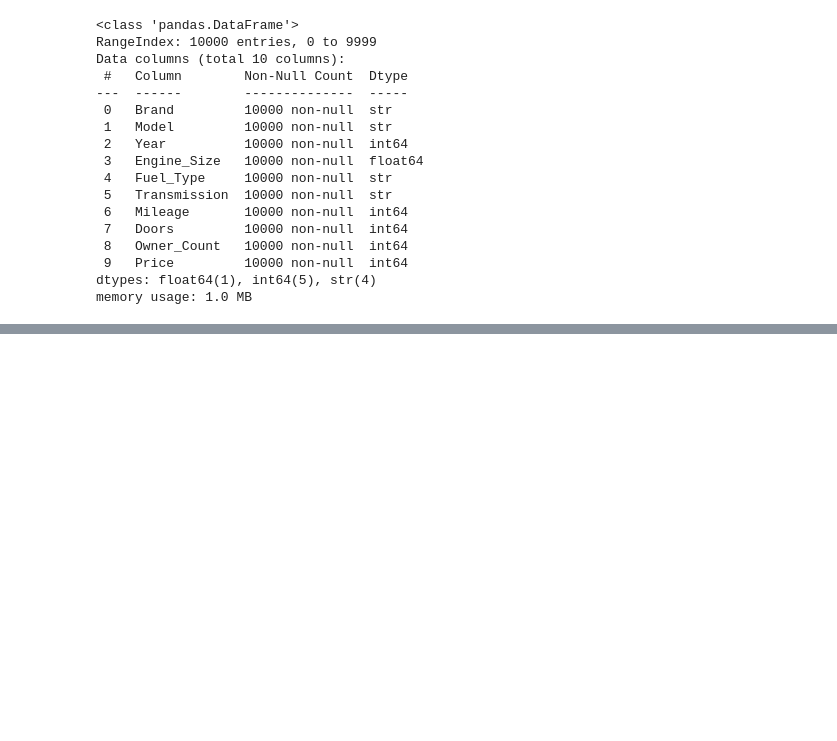
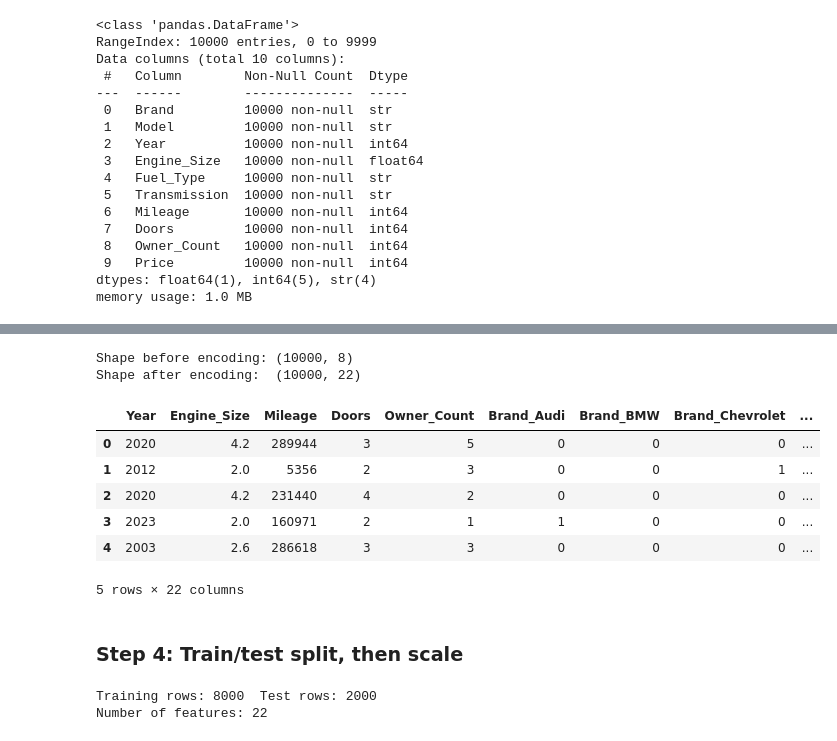
Before and after one commit to arbazshah52/Individual-Machine-Learning, a Jupyter notebook: Kapital5/kapital5 carprice.ipynb, the cells around one changed output, grey strips where cells are left out. Saved outputs shown, nothing was run; the diff lists cells and outputs as text; code cells hidden in the pictures; blank space fills up the shorter version.

```diff
--- a/Kapital5/kapital5 carprice.ipynb
+++ b/Kapital5/kapital5 carprice.ipynb
@@ -41,0 +96,38 @@ memory usage: 1.0 MB
+# %%
+X_encoded = pd.get_dummies(
+    X,
+    columns=["Brand", "Fuel_Type", "Transmission"],
+    dtype=int,
+)
+print("Shape before encoding:", X.shape)
+print("Shape after encoding: ", X_encoded.shape)
+X_encoded.head()
+# %% [output]
+Shape before encoding: (10000, 8)
+Shape after encoding:  (10000, 22)
+|  | Year | Engine_Size | Mileage | Doors | Owner_Count | Brand_Audi | Brand_BMW | Brand_Chevrolet | ... |
+| 0 | 2020 | 4.2 | 289944 | 3 | 5 | 0 | 0 | 0 | ... |
+| 1 | 2012 | 2.0 | 5356 | 2 | 3 | 0 | 0 | 1 | ... |
+| 2 | 2020 | 4.2 | 231440 | 4 | 2 | 0 | 0 | 0 | ... |
+| 3 | 2023 | 2.0 | 160971 | 2 | 1 | 1 | 0 | 0 | ... |
+| 4 | 2003 | 2.6 | 286618 | 3 | 3 | 0 | 0 | 0 | ... |
+5 rows × 22 columns
+# %% [markdown]
+### Step 4: Train/test split, then scale
+# %%
+from sklearn.model_selection import train_test_split
+from sklearn.preprocessing import StandardScaler
+
+X_train, X_test, y_train, y_test = train_test_split(
+    X_encoded, y, test_size=0.2, random_state=42
+)
+
+scaler = StandardScaler()
+X_train_scaled = scaler.fit_transform(X_train)   # fit_transform on training data only
+X_test_scaled = scaler.transform(X_test)         # transform only on test data
+
+print("Training rows:", X_train_scaled.shape[0], " Test rows:", X_test_scaled.shape[0])
+print("Number of features:", X_train_scaled.shape[1])
+# %% [output]
+Training rows: 8000  Test rows: 2000
+Number of features: 22
```
Also changed, not shown: parts of 14 cells of this notebook, 1 other file.
